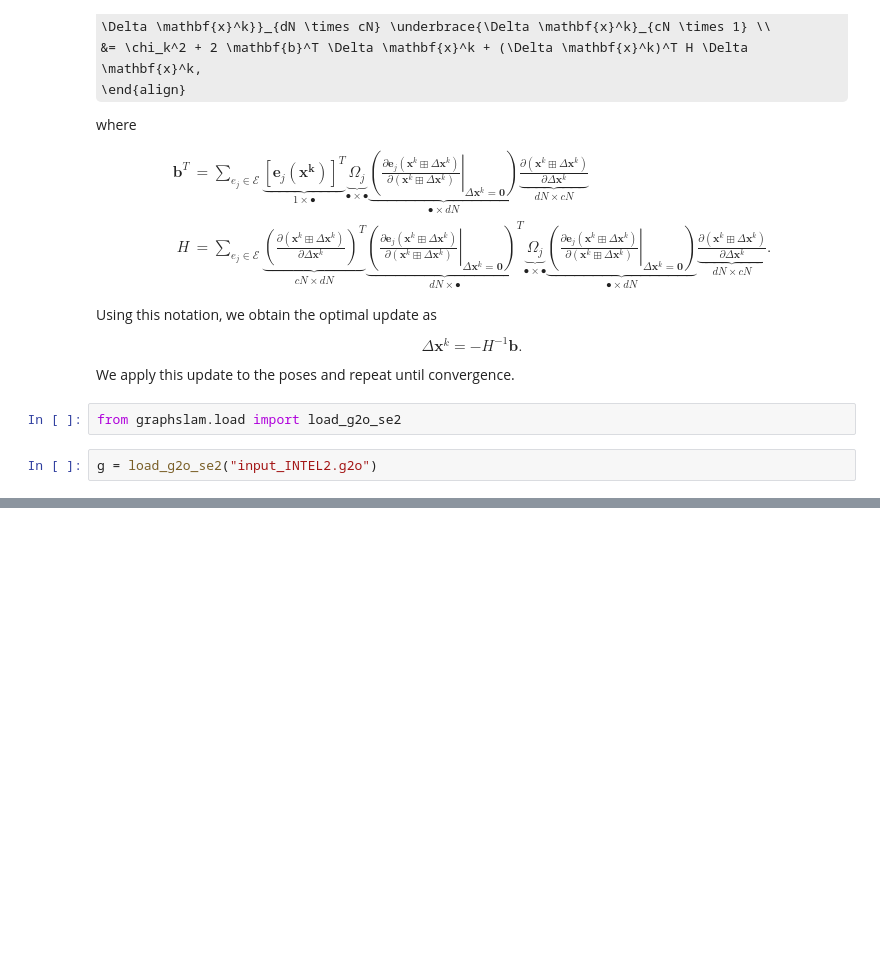
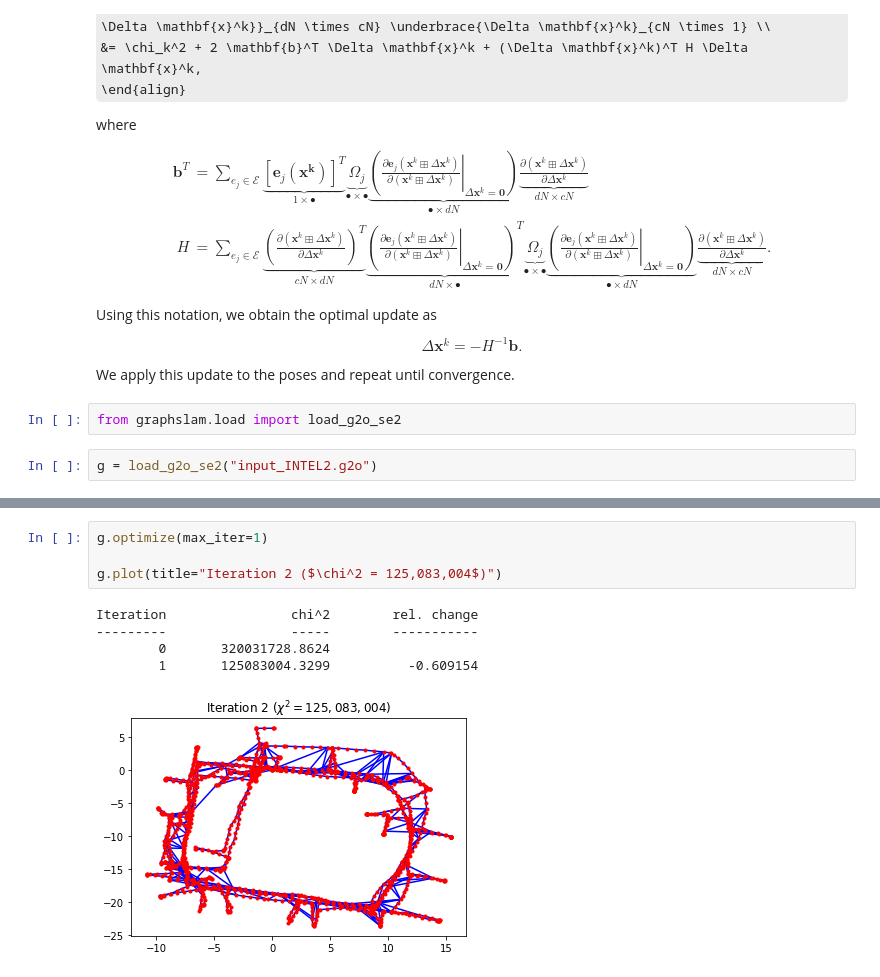
Before and after one commit to JeffLIrion/PythonRobotics, a Jupyter notebook: SLAM/GraphBasedSLAM/graphSLAM_formulation.ipynb, the cells around one changed output, grey strips where cells are left out. Saved outputs shown, nothing was run; the diff lists cells and outputs as text; some formulas as TeX source; blank space fills up the shorter version.

```diff
--- a/SLAM/GraphBasedSLAM/graphSLAM_formulation.ipynb
+++ b/SLAM/GraphBasedSLAM/graphSLAM_formulation.ipynb
@@ -135,0 +154,10 @@ g = load_g2o_se2("input_INTEL2.g2o")
+# %%
+g.optimize(max_iter=1)
+
+g.plot(title="Iteration 2 ($\chi^2 = 125,083,004$)")
+# %% [output]
+Iteration                chi^2        rel. change
+---------                -----        -----------
+        0       320031728.8624
+        1       125083004.3299          -0.609154
+[figure, added]
```
Also changed, not shown: parts of 13 cells of this notebook.
